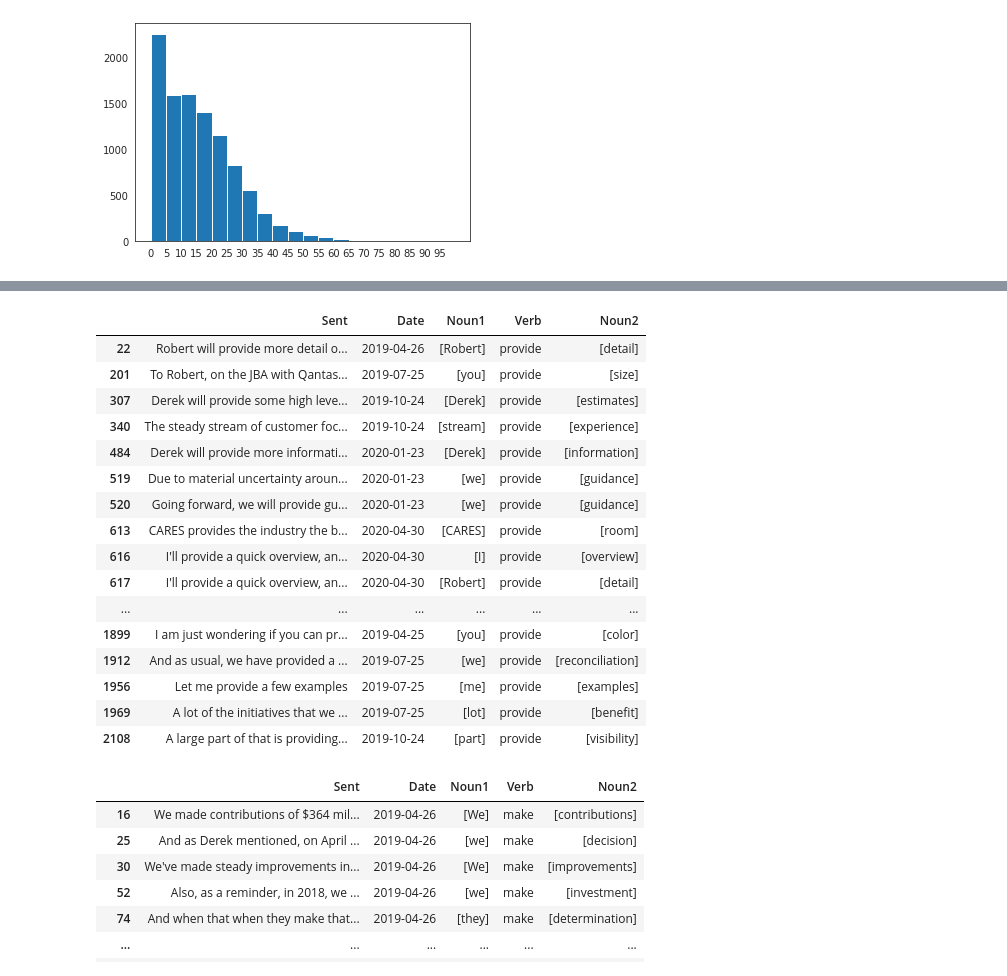
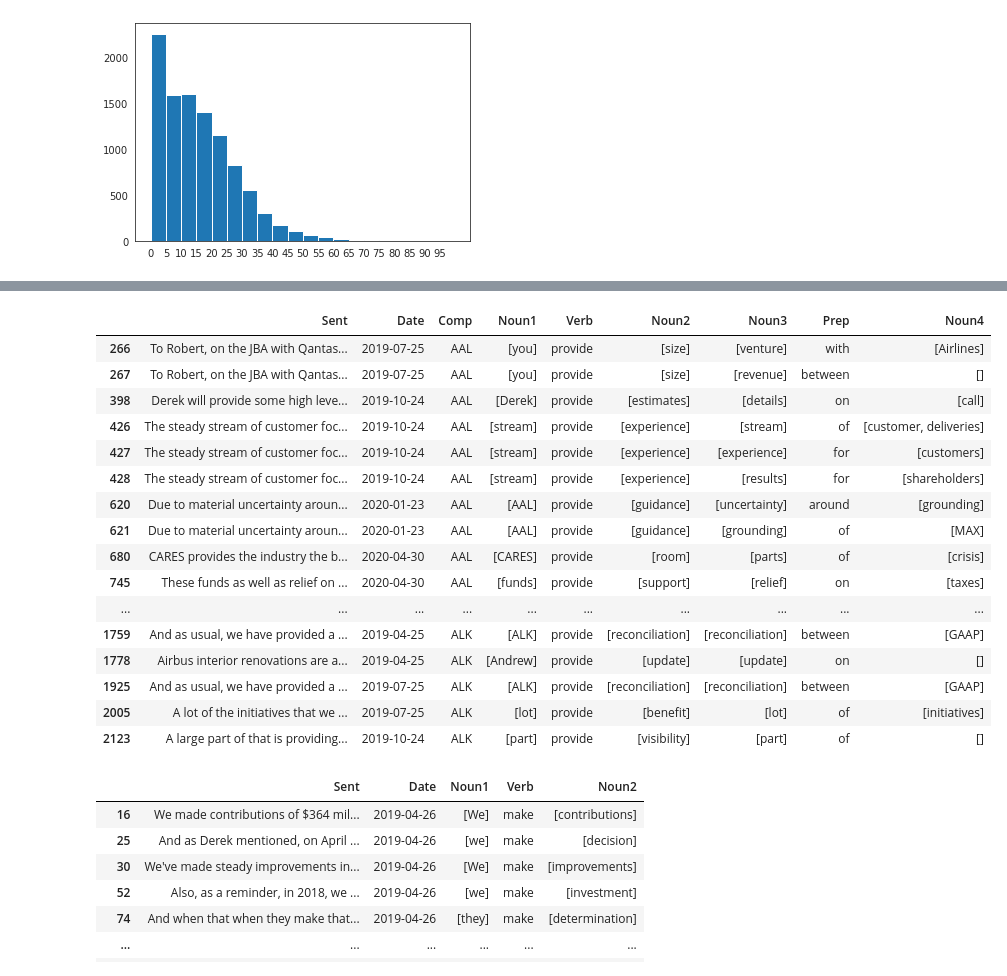
Before and after one commit to michaelmml/NLP-Information-Extraction, a Jupyter notebook: CompanyTranscript.ipynb, the cells around one changed output, grey strips where cells are left out. Saved outputs shown, nothing was run; the diff lists cells and outputs as text; code cells hidden in the pictures.

```diff
--- a/CompanyTranscript.ipynb
+++ b/CompanyTranscript.ipynb
@@ -1165,0 +1187,2 @@ df2
+# %%
+data2['Org_detect'] = data2['Cleaned_sent'].apply(org_subtree)
@@ -1195,0 +1267,7 @@ def rule_verb(text):
+# %%
+data_output = generalised_extractor(data2)
+# %%
+data_output = data_output[(data_output["Verb"].str.len() != 0)]
+data_output = data_output[(data_output["Prep"].str.len() != 0)]
+data_output.reset_index(inplace=True)
+data_output
@@ -1273,0 +1299,32 @@ df_sep.head()
+# %%
+rulesdict = dict()
+ruleslist = []
+
+for i in range(len(data_output)):
+
+    sentence = data_output.loc[i,'Sent']
+    date = data_output.loc[i,'Date']
+    output1 = data_output.loc[i,'Verb']
+    output2 = data_output.loc[i,'Prep']
+    comp = data_output.loc[i,'Comp']
+
+    for o1 in output1:
+        for o2 in output2:
+
+            # separate subject, prep and object
+            n1, v, n2 = o1.split()[:1], o1.split()[1], o1.split()[2:]
+            n3, p, n4 = o2.split()[:1], o2.split()[1], o2.split()[2:]
+
+            # simple switch we for name of company
+            noun1 = []
+            for word in n1:
+                if word in ["We", "we", "I"]:
+                    noun1.append(comp)
+                else: noun1.append(word)
+
+            # append to list, along with the sentence
+            rulesdict = {'Sent':sentence,'Date':date,'Comp':comp,'Noun1':noun1,'Verb':v,'Noun2':n2,
+                        'Noun3':n3,'Prep':p,'Noun4':n4}
+            ruleslist.append(rulesdict)
+
+data_output2 = pd.DataFrame(ruleslist)
@@ -1288,22 +1352,22 @@ sort[:10]
 # %%
-df_sep[df_sep['Verb']=='provide']
+data_output2[data_output2['Verb']=='provide']
 # %% [output]
-|  | Sent | Date | Noun1 | Verb | Noun2 |
-| 22 | Robert will provide more detail o... | 2019-04-26 | [Robert] | provide | [detail] |
-| 201 | To Robert, on the JBA with Qantas... | 2019-07-25 | [you] | provide | [size] |
-| 307 | Derek will provide some high leve... | 2019-10-24 | [Derek] | provide | [estimates] |
-| 340 | The steady stream of customer foc... | 2019-10-24 | [stream] | provide | [experience] |
-| 484 | Derek will provide more informati... | 2020-01-23 | [Derek] | provide | [information] |
-| 519 | Due to material uncertainty aroun... | 2020-01-23 | [we] | provide | [guidance] |
-| 520 | Going forward, we will provide gu... | 2020-01-23 | [we] | provide | [guidance] |
-| 613 | CARES provides the industry the b... | 2020-04-30 | [CARES] | provide | [room] |
-| 616 | I'll provide a quick overview, an... | 2020-04-30 | [I] | provide | [overview] |
-| 617 | I'll provide a quick overview, an... | 2020-04-30 | [Robert] | provide | [detail] |
-| ... | ... | ... | ... | ... | ... |
-| 1899 | I am just wondering if you can pr... | 2019-04-25 | [you] | provide | [color] |
-| 1912 | And as usual, we have provided a ... | 2019-07-25 | [we] | provide | [reconciliation] |
-| 1956 | Let me provide a few examples | 2019-07-25 | [me] | provide | [examples] |
-| 1969 | A lot of the initiatives that we ... | 2019-07-25 | [lot] | provide | [benefit] |
-| 2108 | A large part of that is providing... | 2019-10-24 | [part] | provide | [visibility] |
+|  | Sent | Date | Comp | Noun1 | Verb | Noun2 | Noun3 | Prep | Noun4 |
+| 266 | To Robert, on the JBA with Qantas... | 2019-07-25 | AAL | [you] | provide | [size] | [venture] | with | [Airlines] |
+| 267 | To Robert, on the JBA with Qantas... | 2019-07-25 | AAL | [you] | provide | [size] | [revenue] | between | [] |
+| 398 | Derek will provide some high leve... | 2019-10-24 | AAL | [Derek] | provide | [estimates] | [details] | on | [call] |
+| 426 | The steady stream of customer foc... | 2019-10-24 | AAL | [stream] | provide | [experience] | [stream] | of | [customer, deliveries] |
+| 427 | The steady stream of customer foc... | 2019-10-24 | AAL | [stream] | provide | [experience] | [experience] | for | [customers] |
+| 428 | The steady stream of customer foc... | 2019-10-24 | AAL | [stream] | provide | [experience] | [results] | for | [shareholders] |
+| 620 | Due to material uncertainty aroun... | 2020-01-23 | AAL | [AAL] | provide | [guidance] | [uncertainty] | around | [grounding] |
+| 621 | Due to material uncertainty aroun... | 2020-01-23 | AAL | [AAL] | provide | [guidance] | [grounding] | of | [MAX] |
+| 680 | CARES provides the industry the b... | 2020-04-30 | AAL | [CARES] | provide | [room] | [parts] | of | [crisis] |
+| 745 | These funds as well as relief on ... | 2020-04-30 | AAL | [funds] | provide | [support] | [relief] | on | [taxes] |
+| ... | ... | ... | ... | ... | ... | ... | ... | ... | ... |
+| 1759 | And as usual, we have provided a ... | 2019-04-25 | ALK | [ALK] | provide | [reconciliation] | [reconciliation] | between | [GAAP] |
+| 1778 | Airbus interior renovations are a... | 2019-04-25 | ALK | [Andrew] | provide | [update] | [update] | on | [] |
+| 1925 | And as usual, we have provided a ... | 2019-07-25 | ALK | [ALK] | provide | [reconciliation] | [reconciliation] | between | [GAAP] |
+| 2005 | A lot of the initiatives that we ... | 2019-07-25 | ALK | [lot] | provide | [benefit] | [lot] | of | [initiatives] |
+| 2123 | A large part of that is providing... | 2019-10-24 | ALK | [part] | provide | [visibility] | [part] | of | [] |
 # %%
 # support verb
```
Also changed, not shown: parts of 80 cells of this notebook.
